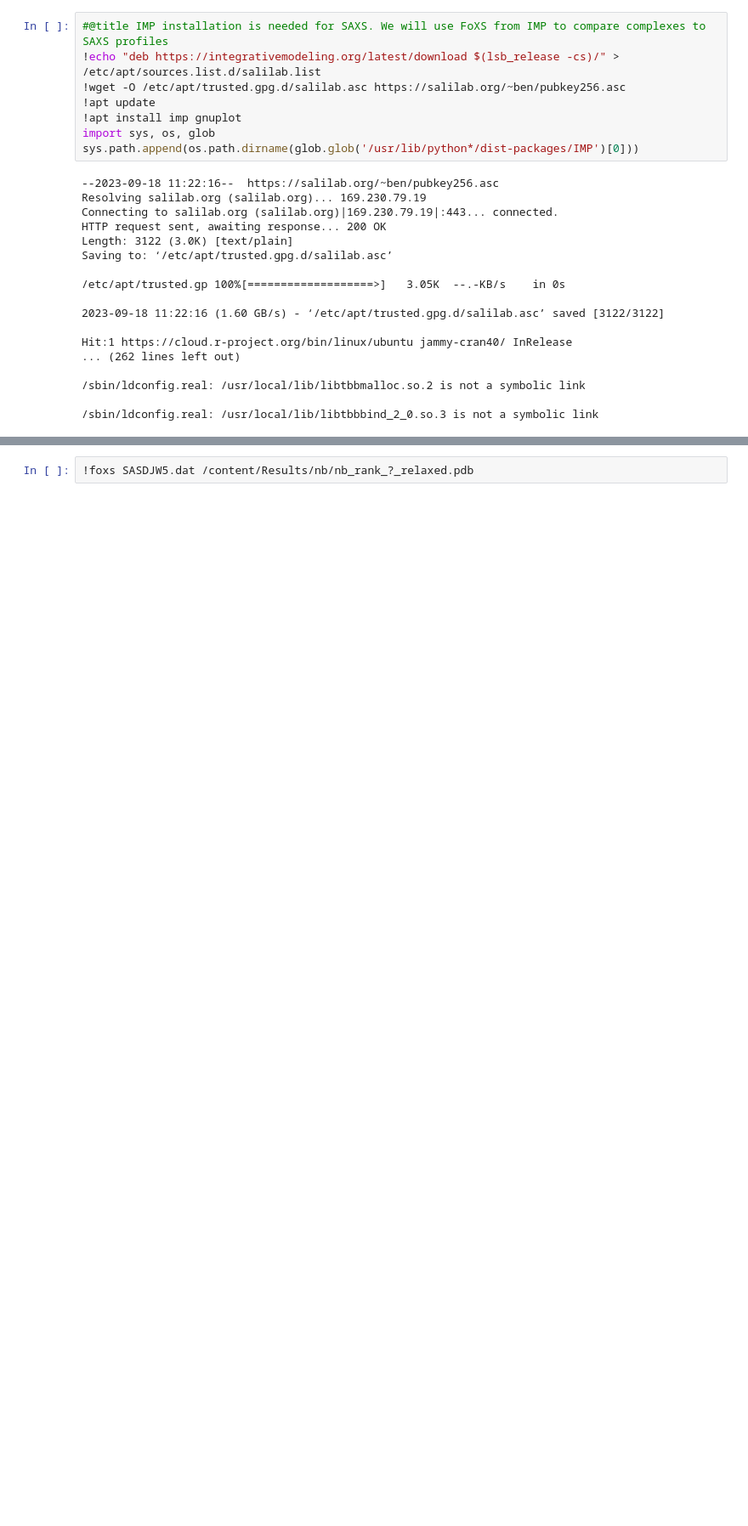
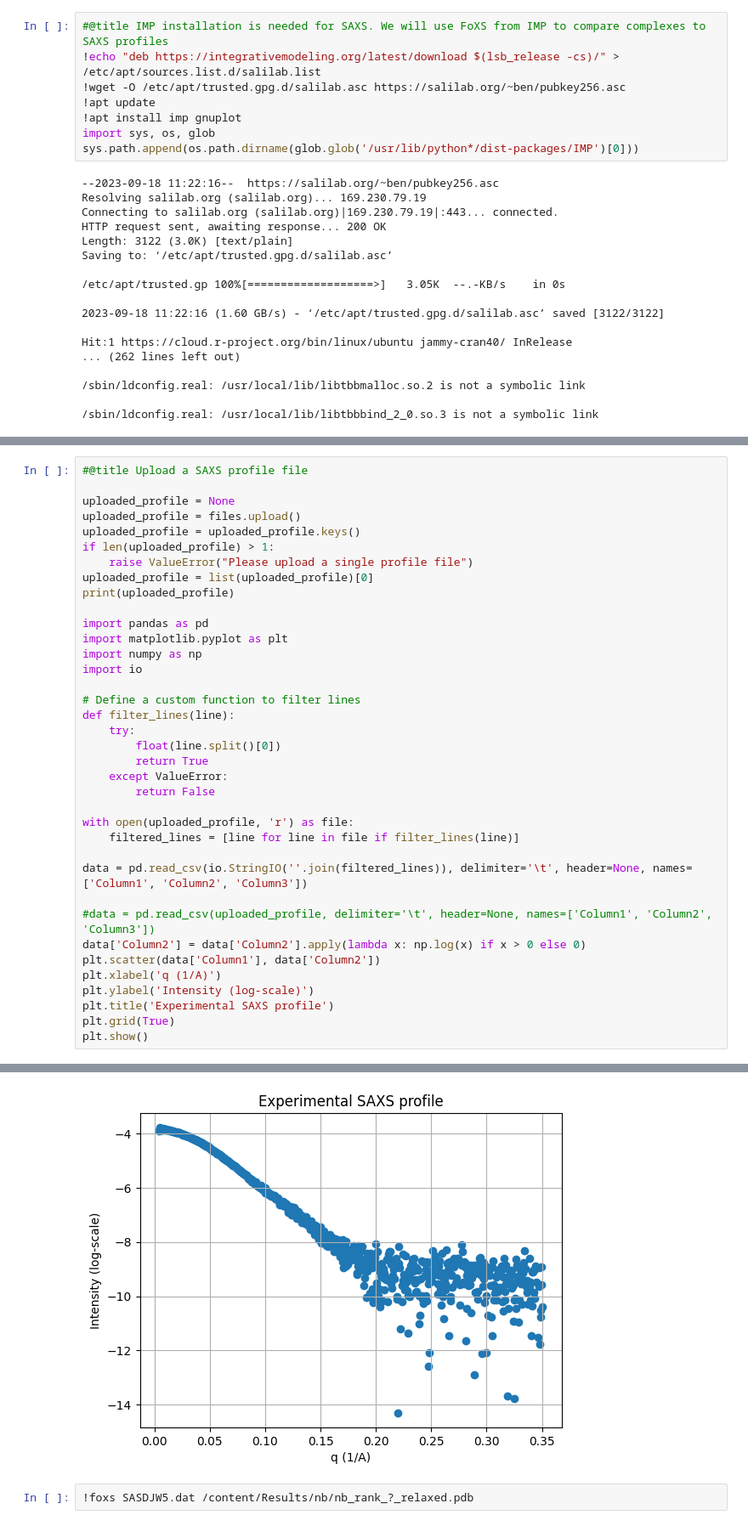
Before and after one commit to dina-lab3D/tutorials, a Jupyter notebook: Fold-Dock/Fold_Dock.ipynb, the cells around one changed output, grey strips where cells are left out. Shown: that part at 85% size. Cells and saved outputs as stored; diff of their text form; blank space fills up the shorter version.

Commit message:
display SAXS profile

```diff
--- a/Fold-Dock/Fold_Dock.ipynb
+++ b/Fold-Dock/Fold_Dock.ipynb
@@ -331,0 +318,38 @@ SASDJW5.dat
+# %%
+#@title Upload a SAXS profile file
+
+uploaded_profile = None
+uploaded_profile = files.upload()
+uploaded_profile = uploaded_profile.keys()
+if len(uploaded_profile) > 1:
+    raise ValueError("Please upload a single profile file")
+uploaded_profile = list(uploaded_profile)[0]
+print(uploaded_profile)
+
+import pandas as pd
+import matplotlib.pyplot as plt
+import numpy as np
+import io
+
+# Define a custom function to filter lines
+def filter_lines(line):
+    try:
+        float(line.split()[0])
+        return True
+    except ValueError:
+        return False
+
+with open(uploaded_profile, 'r') as file:
+    filtered_lines = [line for line in file if filter_lines(line)]
+
+data = pd.read_csv(io.StringIO(''.join(filtered_lines)), delimiter='\t', header=None, names=['Column1', 'Column2', 'Column3'])
+
+#data = pd.read_csv(uploaded_profile, delimiter='\t', header=None, names=['Column1', 'Column2', 'Column3'])
+data['Column2'] = data['Column2'].apply(lambda x: np.log(x) if x > 0 else 0)
+plt.scatter(data['Column1'], data['Column2'])
+plt.xlabel('q (1/A)')
+plt.ylabel('Intensity (log-scale)')
+plt.title('Experimental SAXS profile')
+plt.grid(True)
+plt.show()
+# %% [output]
@@ -332,3 +359,4 @@ SASDJW5.dat
+[figure, added]
 # %%
 !foxs SASDJW5.dat /content/Results/nb/nb_rank_?_relaxed.pdb
 # %% [output]
```
Also changed, not shown: parts of 2 cells of this notebook.
